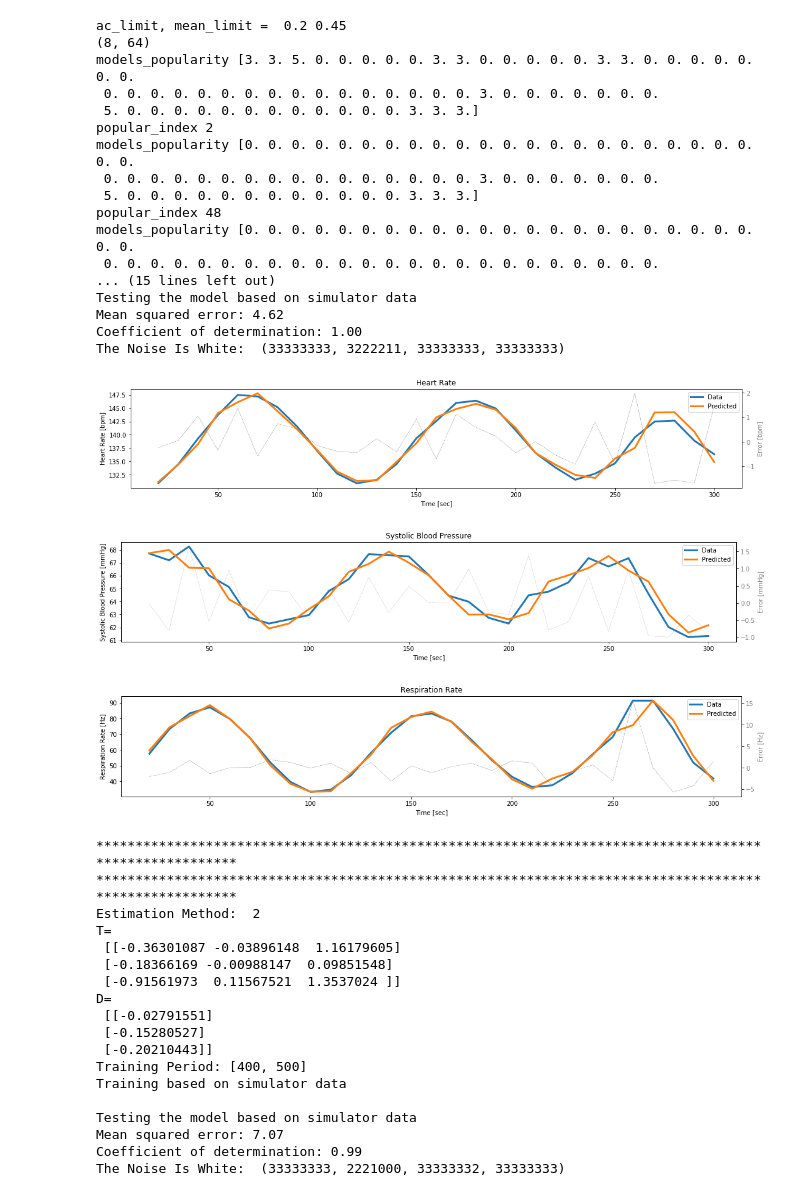
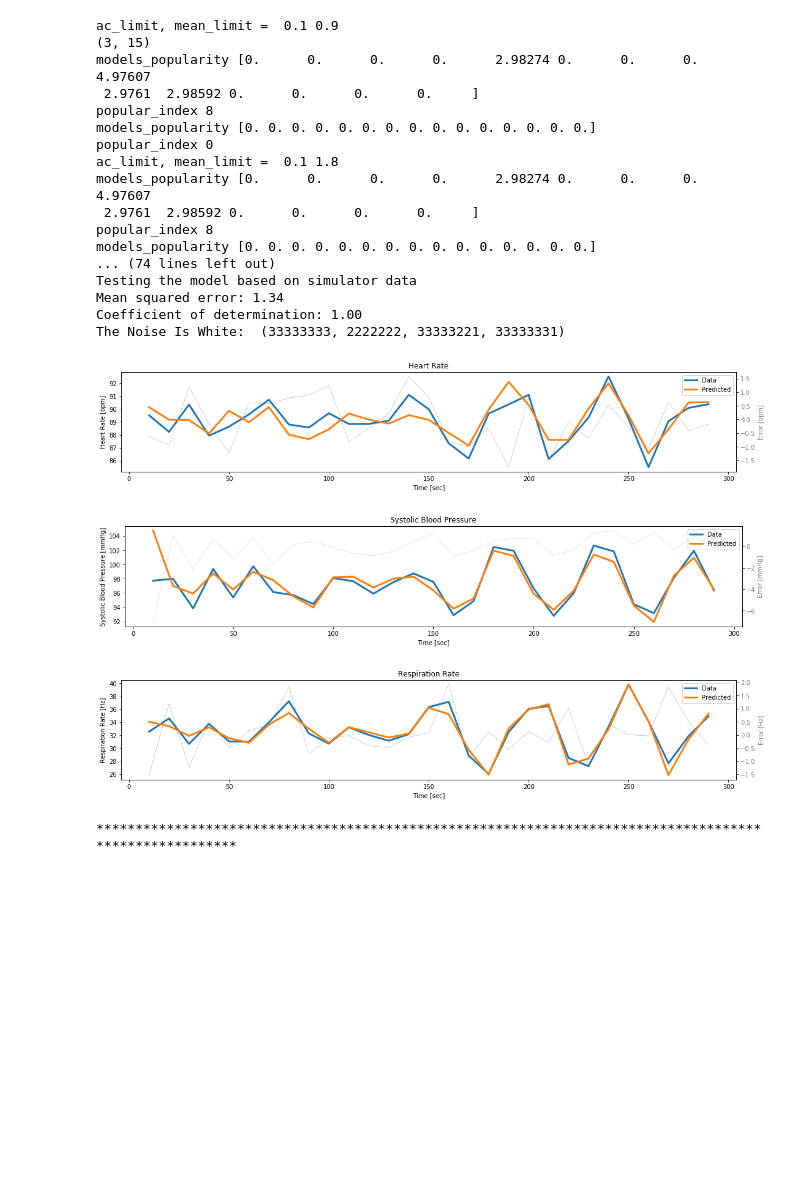
Before and after one commit to aliabufoul/SLDS, a Jupyter notebook: application.ipynb, the cells around one changed output. Saved outputs shown, nothing was run; the diff lists cells and outputs as text; code cells hidden in the pictures; blank space fills up the shorter version.

```diff
--- a/application.ipynb
+++ b/application.ipynb
@@ -17,49 +31,32 @@ model 4 from 560 to 850
 # %%
 %run configuration.ipynb
 %run preprocessing/blood-pressure.ipynb
 %run preprocessing/heart-rate.ipynb
 %run preprocessing/respiration.ipynb
 %run linear-regression.ipynb
 %run simulator.ipynb
 %run splitting-by-models.ipynb
 
-split_to_models(0, 800, "simulator")
+split_to_models(0, 300, "simulator")
 # %% [output]
-ac_limit, mean_limit =  0.2 0.45
-(8, 64)
-models_popularity [3. 3. 5. 0. 0. 0. 0. 0. 3. 3. 0. 0. 0. 0. 0. 3. 3. 0. 0. 0. 0. 0. 0. 0.
- 0. 0. 0. 0. 0. 0. 0. 0. 0. 0. 0. 0. 0. 0. 0. 0. 3. 0. 0. 0. 0. 0. 0. 0.
- 5. 0. 0. 0. 0. 0. 0. 0. 0. 0. 0. 0. 0. 3. 3. 3.]
-popular_index 2
-models_popularity [0. 0. 0. 0. 0. 0. 0. 0. 0. 0. 0. 0. 0. 0. 0. 0. 0. 0. 0. 0. 0. 0. 0. 0.
- 0. 0. 0. 0. 0. 0. 0. 0. 0. 0. 0. 0. 0. 0. 0. 0. 3. 0. 0. 0. 0. 0. 0. 0.
- 5. 0. 0. 0. 0. 0. 0. 0. 0. 0. 0. 0. 0. 3. 3. 3.]
-popular_index 48
-models_popularity [0. 0. 0. 0. 0. 0. 0. 0. 0. 0. 0. 0. 0. 0. 0. 0. 0. 0. 0. 0. 0. 0. 0. 0.
- 0. 0. 0. 0. 0. 0. 0. 0. 0. 0. 0. 0. 0. 0. 0. 0. 0. 0. 0. 0. 0. 0. 0. 0.
-... (15 lines left out)
+ac_limit, mean_limit =  0.1 0.9
+(3, 15)
+models_popularity [0.      0.      0.      0.      2.98274 0.      0.      0.      4.97607
+ 2.9761  2.98592 0.      0.      0.      0.     ]
+popular_index 8
+models_popularity [0. 0. 0. 0. 0. 0. 0. 0. 0. 0. 0. 0. 0. 0. 0.]
+popular_index 0
+ac_limit, mean_limit =  0.1 1.8
+models_popularity [0.      0.      0.      0.      2.98274 0.      0.      0.      4.97607
+ 2.9761  2.98592 0.      0.      0.      0.     ]
+popular_index 8
+models_popularity [0. 0. 0. 0. 0. 0. 0. 0. 0. 0. 0. 0. 0. 0. 0.]
+... (74 lines left out)
 Testing the model based on simulator data
-Mean squared error: 4.62
+Mean squared error: 1.34
 Coefficient of determination: 1.00
-The Noise Is White:  (33333333, 3222211, 33333333, 33333333)
+The Noise Is White:  (33333333, 2222222, 33333221, 33333331)
-[figure, old version]
+[figure, new version]
-[figure, old version]
+[figure, new version]
-[figure, old version]
+[figure, new version]
 *******************************************************************************************************
-*******************************************************************************************************
-Estimation Method:  2
-T=
- [[-0.36301087 -0.03896148  1.16179605]
- [-0.18366169 -0.00988147  0.09851548]
- [-0.91561973  0.11567521  1.3537024 ]]
-D=
- [[-0.02791551]
- [-0.15280527]
- [-0.20210443]]
-Training Period: [400, 500]
-Training based on simulator data
-
-Testing the model based on simulator data
-Mean squared error: 7.07
-Coefficient of determination: 0.99
-The Noise Is White:  (33333333, 2221000, 33333332, 33333333)
```
Also changed, not shown: parts of 2 cells of this notebook, 16 other files.
